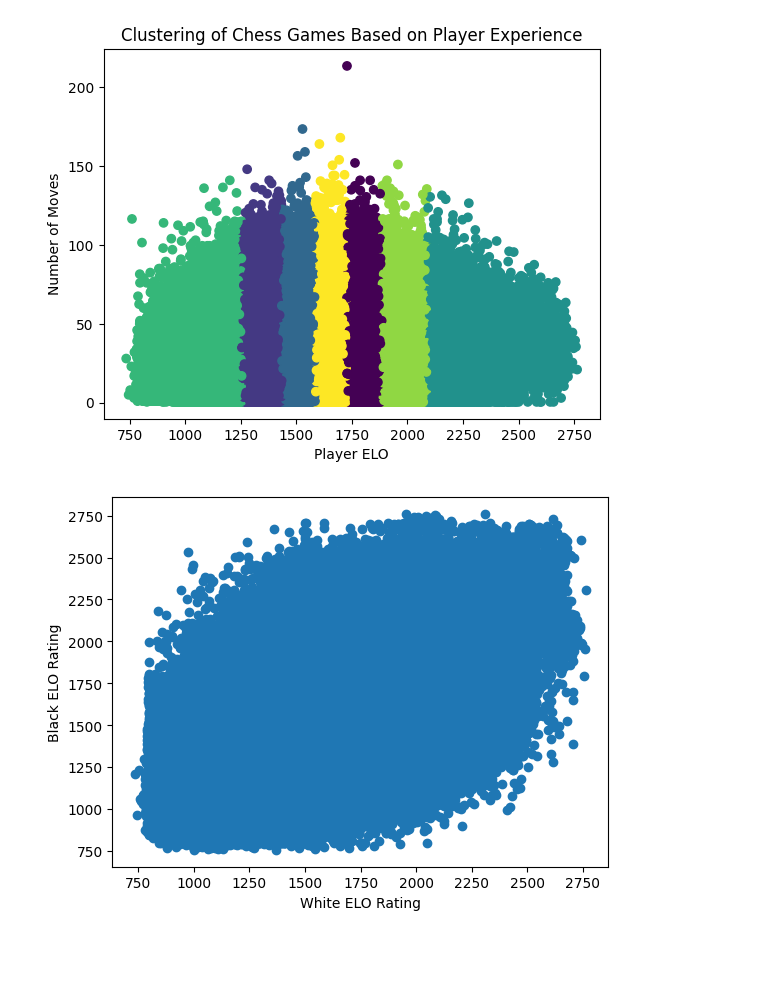
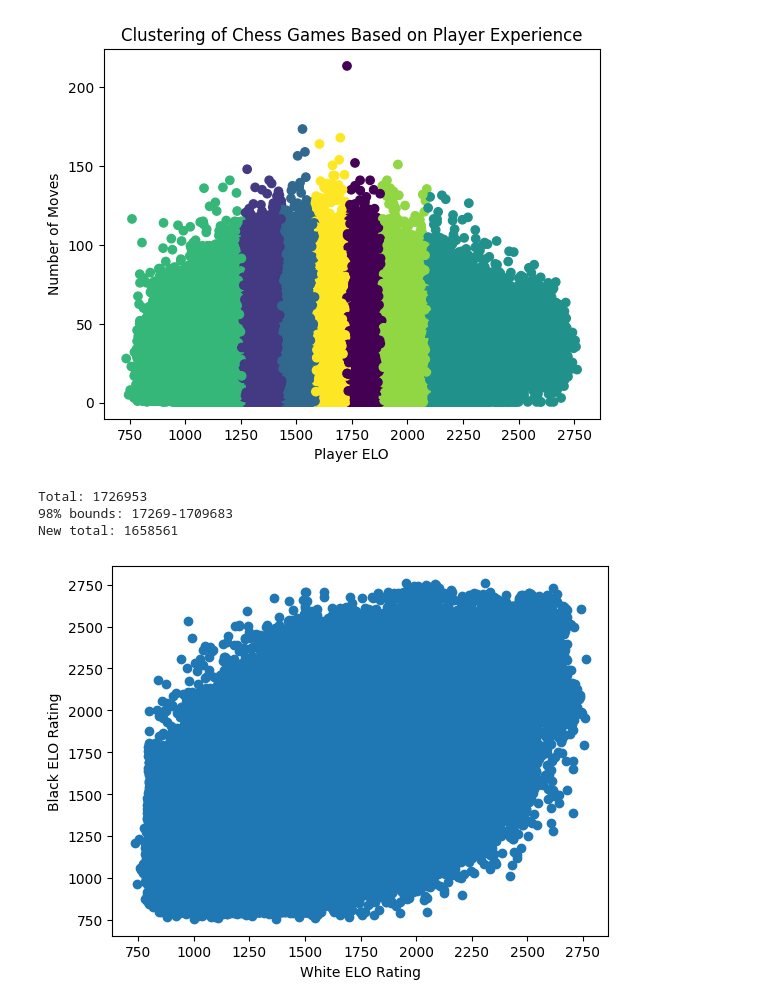
Before and after one commit to MutantLeech/CRE-Project, a Jupyter notebook: Project.ipynb, the cells around one changed output. Cells and saved outputs as stored; diff of their text form; code cells hidden in the pictures; blank space fills up the shorter version.

```diff
--- a/Project.ipynb
+++ b/Project.ipynb
@@ -366,34 +366,62 @@ uci_documents = []
 white_elo_ratings = []
 results = []
 
 # These are of the form:
 # - Result
 # - WhiteElo
 # - BlackElo
 # - Moves
 # - [blank line]
 games = open(PGN_GAMES)
 all_lines = games.readlines()
 pgn_documents = all_lines[3::5]
 # Since these games are all the same except the move definition, it's safe to do this here
 results = all_lines[0::5]
 white_elo_ratings = all_lines[1::5]
 black_elo_ratings = all_lines[2::5]
 games.close()
 
 games = open(UCI_GAMES)
 uci_documents = games.readlines()[3::5]
 games.close()
 
 x = [int(elo[len('[WhiteElo "'):-3]) for elo in white_elo_ratings]
 y = [int(elo[len('[BlackElo "'):-3]) for elo in black_elo_ratings]
 
+# Trip some percentage off the top and bottom for normalization purposes
+TRIM_PERCENT = 0.01
+lower = int(TRIM_PERCENT * len(x))
+upper = int((1 - TRIM_PERCENT) * len(y)) # Same length obviously
+
+print("Total:", len(white_elo_ratings))
+print(f"{(1 - 2 * TRIM_PERCENT):.0%} bounds: {lower}-{upper}")
+
+removals = []
+xy_sort = zip(np.argsort(x), np.argsort(y))
+for idx, sort_tuple in enumerate(xy_sort):
+    if min(*sort_tuple) < lower or max(*sort_tuple) > upper:
+        removals.append(idx)
+for idx in sorted(removals, reverse=True):
+    del x[idx]
+    del y[idx]
+    del white_elo_ratings[idx]
+    del black_elo_ratings[idx]
+    del pgn_documents[idx]
+    del uci_documents[idx]
+
+print("New total:", len(white_elo_ratings))
+# x = [int(elo[len('[WhiteElo "'):-3]) for elo in white_elo_ratings]
+# y = [int(elo[len('[BlackElo "'):-3]) for elo in black_elo_ratings]
+
 plt.scatter(x, y)
 plt.xlabel("White ELO Rating")
 plt.ylabel("Black ELO Rating")
 plt.show()
 # %% [output]
+Total: 1726953
+98% bounds: 17269-1709683
+New total: 1658561
-[figure, old version]
+[figure, new version]
 # %%
 # Clustering of chess based on moves
 import numpy as np
```
Also changed, not shown: parts of 3 cells of this notebook.
